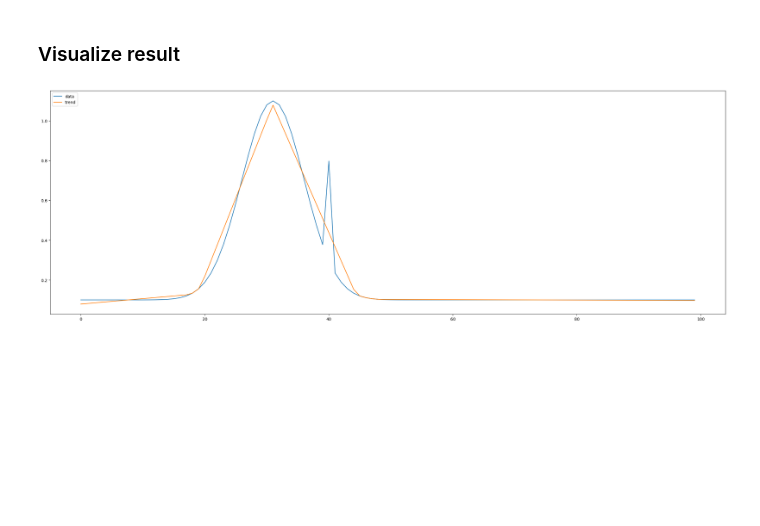
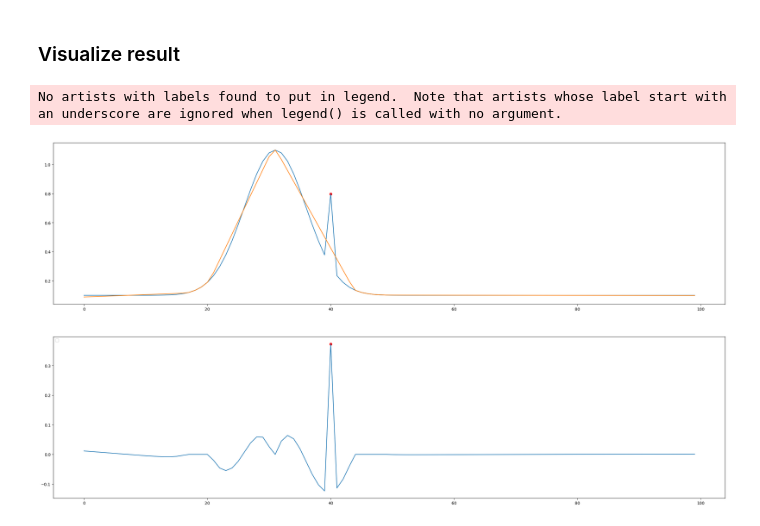
Before and after one commit to ducphuE10/robust-OPW, a Jupyter notebook: run.ipynb, the cells around one changed output. Cells and saved outputs as stored; diff of their text form; code cells hidden in the pictures; blank space fills up the shorter version.

```diff
--- a/run.ipynb
+++ b/run.ipynb
@@ -36,14 +36,44 @@ plt.show()
 # %% [markdown]
 ### Trend filter
 # %%
-trend = l1tf(y1,1)
+trend = l1tf(y1,0.5)
 # %%
 residual = y1 - trend
 # %% [markdown]
 ### Visualize result
 # %%
-from utils import visualize
+# from utils import visualize
 
-visualize(y1,trend,threshold=0.)
+# visualize(y1,trend)
-# %% [output]
-[figure, removed]
+# %%
+def visualize(data,trend,threshold = None, fig_size = (30,16)):
+    '''
+    data: input data : numpy array
+    trend: result of apply trend filter : numpy array
+    threshold: for residual : scalar
+    fig_size: figure size
+    '''
+    fig = plt.figure(figsize=fig_size)
+    #TREND & DATA
+    plt.subplot(2,1,1)
+    residual = data - trend
+    plt.plot(np.arange(data.shape[0]),data,label = 'data')
+    plt.plot(np.arange(data.shape[0]),trend, label = 'trend')
+    if threshold:
+        idx = np.where(np.abs(residual) > threshold)[0]
+        plt.scatter(idx, data[idx],c = 'red')
+
+    #RESIDUAL
+    plt.subplot(2,1,2)
+    plt.plot(np.arange(data.shape[0]),residual)
+    if threshold:
+        idx = np.where(np.abs(residual) > threshold)[0]
+        plt.scatter(idx, residual[idx],c = 'red')
+
+    plt.legend(loc = 'upper left')
+    plt.show()
+# %%
+visualize(y1,trend,0.2)
+# %% [output]
+No artists with labels found to put in legend.  Note that artists whose label start with an underscore are ignored when legend() is called with no argument.
+[figure, added]
```
Also changed, not shown: parts of 3 cells of this notebook, 1 other file.
